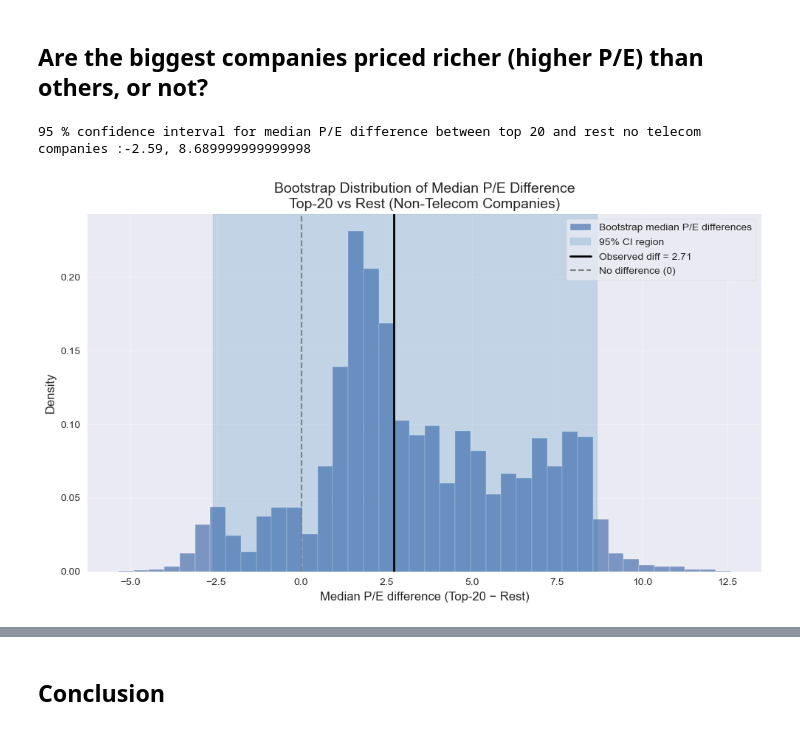
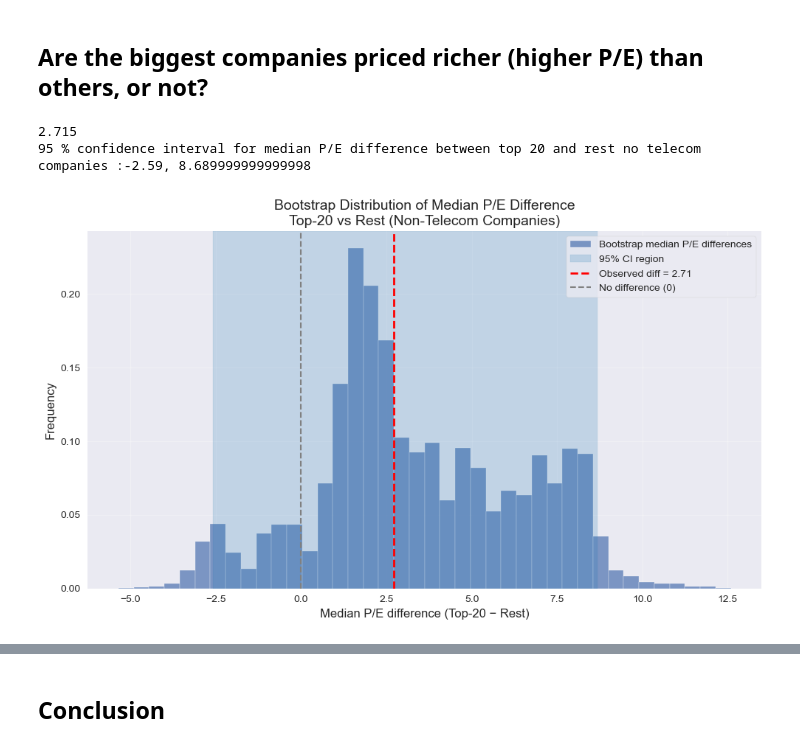
Before and after one commit to kavyakhanna/SP-500-Financial-Analysis, a Jupyter notebook: Analysis.ipynb, the cells around one changed output, grey strips where cells are left out. Cells and saved outputs as stored; diff of their text form; code cells hidden in the pictures.

```diff
--- a/Analysis.ipynb
+++ b/Analysis.ipynb
@@ -228,7 +242,7 @@ rest_non_telecom=rest_non_telecom[rest_non_telecom['Price/Earnings'] >0]
 
 #median price /earnings
 observed_median_diff=np.median(top_20_non_telecom['Price/Earnings'])- np.median(rest_non_telecom['Price/Earnings'])
-observed_median_diff
+print(observed_median_diff)
 
 # Bootstrap procedure to estimate the sampling distribution of the median P/E difference
 n_sim = 10000            # number of bootstrap resamples
@@ -247,6 +261,7 @@ lower_ci=np.percentile(boot_diffs,2.5)
 upper_ci=np.percentile(boot_diffs,97.5)
 print(f'95 % confidence interval for median P/E difference between top 20 and rest no telecom companies :{lower_ci}, {upper_ci}')
 # %% [output]
+2.715
 95 % confidence interval for median P/E difference between top 20 and rest no telecom companies :-2.59, 8.689999999999998
 # %%
 #plotting
@@ -269,34 +284,35 @@ plt.axvspan(
     color="tab:blue",
     alpha=0.2,
     label="95% CI region"
 )
 
 #Add a vertical line for the observed difference
 plt.axvline(
     observed_median_diff,
-    color="black",
+    color="red",
+    linestyle="--",
     linewidth=2,
     label=f"Observed diff = {observed_median_diff:.2f}"
 )
 
 #Add a vertical line at 0 (no difference)
 plt.axvline(
     0,
     color="grey",
     linestyle="--",
     linewidth=1.5,
     label="No difference (0)"
 )
 
 plt.title("Bootstrap Distribution of Median P/E Difference\nTop-20 vs Rest (Non-Telecom Companies)", fontsize=14)
 plt.xlabel("Median P/E difference (Top-20 − Rest)", fontsize=12)
-plt.ylabel("Density", fontsize=12)
+plt.ylabel("Frequency", fontsize=12)
 
 plt.legend(frameon=True)
 plt.grid(alpha=0.3)
 
 plt.tight_layout()
 plt.show()
 # %% [output]
-[figure, old version]
+[figure, new version]
 # %% [markdown]
```
Also changed, not shown: parts of 6 cells of this notebook.
